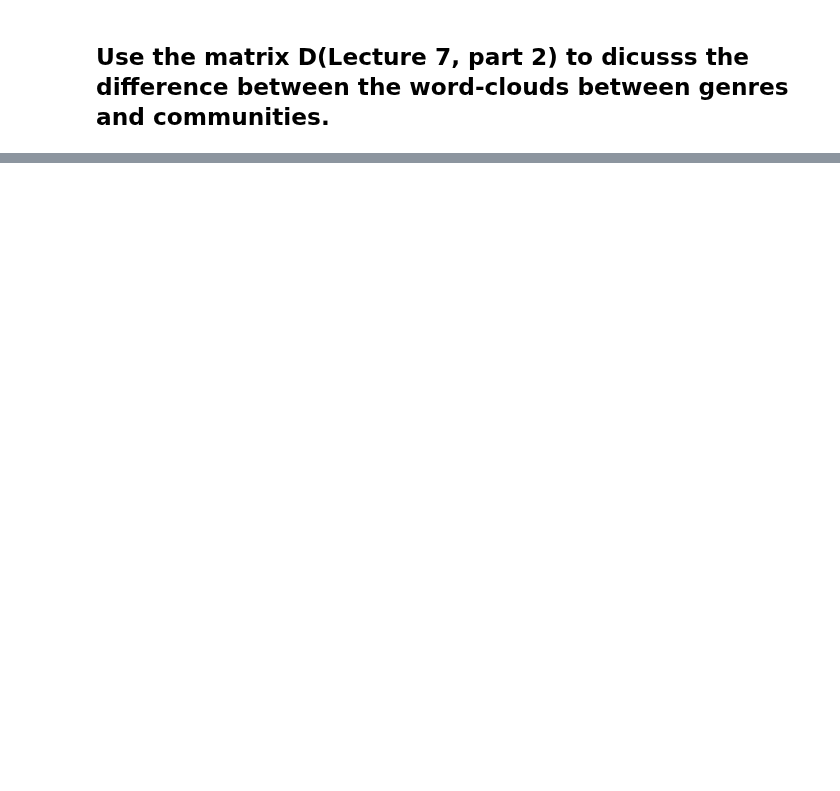
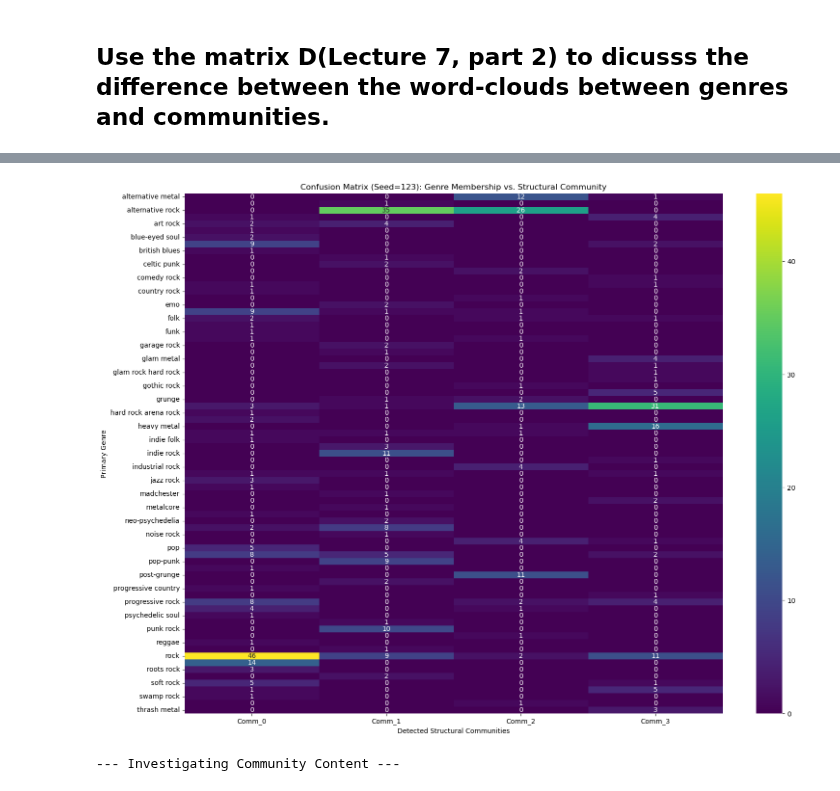
Before and after one commit to noanorgaard/SocialGraphs, a Jupyter notebook: Assignment2/Part3.ipynb, the cells around one changed output, grey strips where cells are left out. Cells and saved outputs as stored; diff of their text form; code cells hidden in the pictures; blank space fills up the shorter version.

```diff
--- a/Assignment2/Part3.ipynb
+++ b/Assignment2/Part3.ipynb
@@ -18,0 +355,71 @@ This score/measure can help us understand the genres, because we can look throug
+# %%
+import pandas as pd
+import seaborn as sns
+import matplotlib.pyplot as plt
+# from networkx.community import louvain_communities
+
+def analyze_genres_vs_communities(graph, genre_communities, seed=42):
+    """
+    Performs a full, reproducible analysis comparing genres to structural communities.
+
+    1. Detects communities using a fixed seed.
+    2. Creates and visualizes the confusion matrix.
+    3. Investigates the content of each community, reporting on any "ghosts".
+    """
+    print("\n--- Comparing Genres to Structural Communities (Reproducible Run) ---")
+
+    # 1. Detect structural communities using the Louvain method with a seed
+    structural_communities = list(nx.community.louvain_communities(graph, seed=seed))
+    print(f"Detected {len(structural_communities)} structural communities using seed={seed}.")
+
+    # 2. Create lookup mappings
+    node_to_genre = {node: genre for genre, nodes in genre_communities.items() for node in nodes}
+    node_to_community = {node: f"Comm_{i}" for i, comm_set in enumerate(structural_communities) for node in comm_set}
+
+    genres = sorted(list(genre_communities.keys()))
+    communities = sorted(list(set(node_to_community.values())), key=lambda x: int(x.split('_')[1]))
+
+    # 3. Build the Confusion Matrix (Matrix D)
+    confusion_matrix = pd.DataFrame(0, index=genres, columns=communities)
+    for node in graph.nodes():
+        genre = node_to_genre.get(node)
+        community = node_to_community.get(node)
+        if genre and community:
+            confusion_matrix.loc[genre, community] += 1
+
+    # Filter out empty rows/columns from the matrix for a cleaner visualization
+    confusion_matrix = confusion_matrix.loc[(confusion_matrix.sum(axis=1) > 0), (confusion_matrix.sum(axis=0) > 0)]
+
+    print("\nConfusion Matrix 'D' (Genres vs. Communities):")
+    print(confusion_matrix)
+
+    # 4. Visualize the Matrix as a Heatmap
+    plt.figure(figsize=(18, 14))
+    sns.heatmap(confusion_matrix, annot=True, fmt='g', cmap='viridis')
+    plt.title(f'Confusion Matrix (Seed={seed}): Genre Membership vs. Structural Community')
+    plt.xlabel('Detected Structural Communities')
+    plt.ylabel('Primary Genre')
+    plt.show()
+
+    # 5. Investigate the content of the communities found in THIS run
+    print("\n--- Investigating Community Content ---")
+    for i, community_nodes in enumerate(structural_communities):
+        community_label = f"Comm_{i}"
+
+        nodes_with_genre = [node for node in community_nodes if node in node_to_genre]
+
+        if not nodes_with_genre:
+            print(f"\nResult: Found a 'ghost community': {community_label}")
+            print(f"It contains {len(community_nodes)} nodes, but NONE have a recognized primary genre.")
+            print("Example nodes in this community:", list(community_nodes)[:10])
+        elif len(nodes_with_genre) < 5: # Also useful to see communities with very few labeled nodes
+             print(f"\nResult: Found a sparsely labeled community: {community_label}")
+             print(f"It contains {len(community_nodes)} total nodes, but only {len(nodes_with_genre)} have a genre.")
+
+    return confusion_matrix, structural_communities
+
+
+# --- How to call the new function at the end of your script ---
+# This one function now does everything reliably.
+D, communities = analyze_genres_vs_communities(graph, genre_communities, seed=123) # Use any number for the seed
+# %% [output]
@@ -18,0 +444,2 @@ This score/measure can help us understand the genres, because we can look throug
+[figure, added]
+--- Investigating Community Content ---
```
Also changed, not shown: parts of 7 cells of this notebook.
